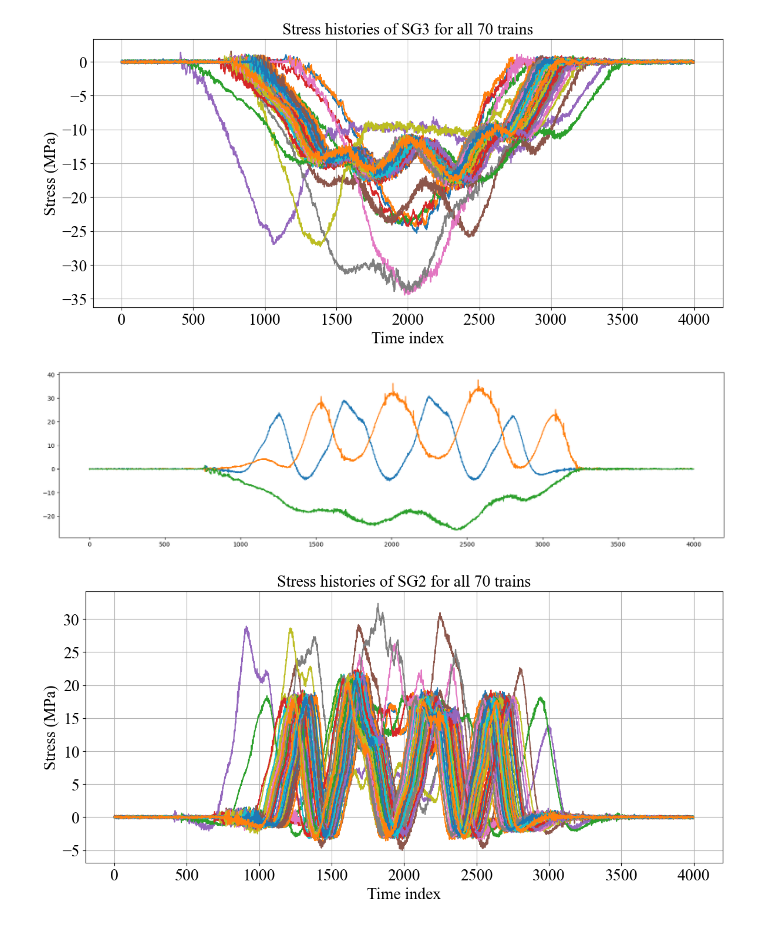
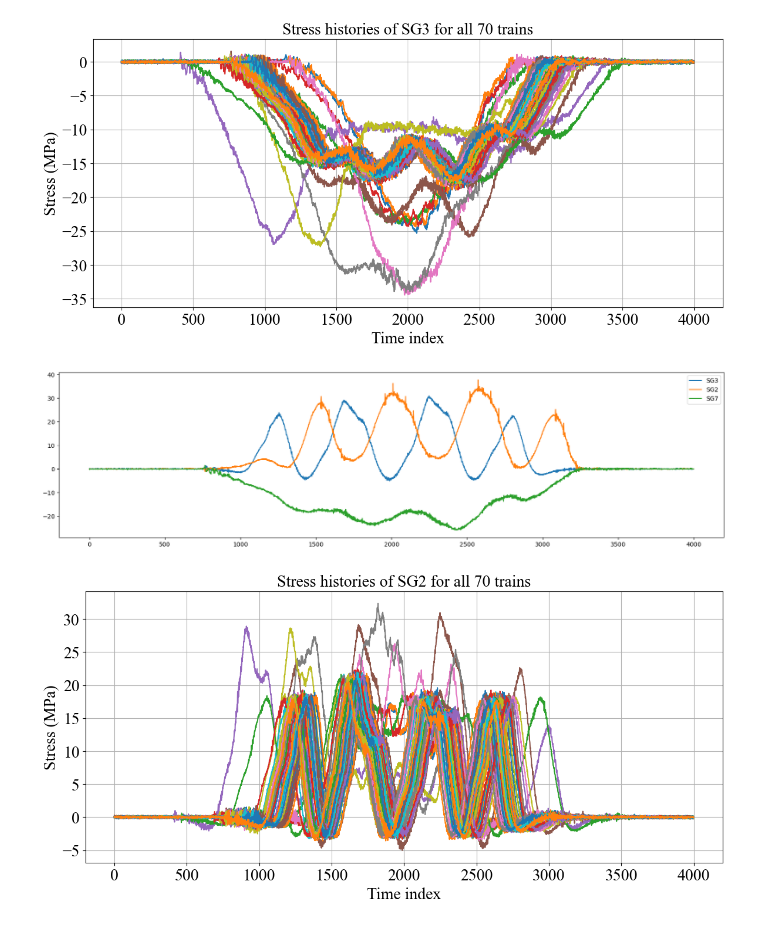
Before and after one commit to Kevinsvip888/Vib2strssNet, a Jupyter notebook: notebooks/02_German_brdige.ipynb, the cells around one changed output. Cells and saved outputs as stored; diff of their text form; code cells hidden in the pictures.

```diff
--- a/notebooks/02_German_brdige.ipynb
+++ b/notebooks/02_German_brdige.ipynb
@@ -462,0 +405,5 @@ Index([   0,    1,    2,    3,    4,    5,    6,    7,    8,    9,
+# %%
+folder_path = "../Data/Vänersborg Bridge"
+# Get a list of all CSV files
+file_list = [f for f in os.listdir(folder_path) if f.endswith('.csv')]
+print(f"{len(file_list)} CSV files found.")
@@ -524,19 +421,0 @@ ind = [1813,1845,1856,1876,2179,2410,3079,3112,3232,
-# %%
-
-data_dict = {}
-for i in range(len(ind)):
-    data_dict[i] = data[start_ind.iloc[ind[i]][0]:end_ind.iloc[ind[i]][0]+1]
-    #chech if the length of the data is 3000
-    # if the length is longer than 3000, then delete the first n data points and the last n data points to make sure the length is 6000
-
-    if len(data_dict[i]) > 4000:
-        n = len(data_dict[i]) - 4000
-        data_dict[i] = data_dict[i].iloc[n//2:-n//2]*0.21
-    else:
-        data_dict[i] = data_dict[i]*0.21
-
-    # Reset the index
-    data_dict[i] = data_dict[i].reset_index(drop=True)
-    #use the average of first 500 and last 500 data points as the offset
-    offset = (data_dict[i].iloc[:200].mean() + data_dict[i].iloc[-200:].mean())/2
-    data_dict[i] = data_dict[i] - offset
@@ -632,17 +441,15 @@ plt.show()
 [figure]
 # %%
 plt.figure(figsize=(20, 5))
-plt.plot(data_dict[5]['SG3'], label=f'Index {ind[5]}')
-plt.plot(data_dict[5]['SG2'], label=f'Index {ind[5]}')
-plt.plot(data_dict[5]['SG7'], label=f'Index {ind[5]}')
+plt.plot(data_dict[5]['SG3'],  label = 'SG3')
+plt.plot(data_dict[5]['SG2'],  label = 'SG2')
+plt.plot(data_dict[5]['SG7'],  label = 'SG7')
 # save the plot wiht svg
-plt.savefig('SG3_SG2_SG7.svg', dpi=1000)
-
+#plt.savefig('SG3_SG2_SG7.svg', dpi=1000)
+plt.legend()
 plt.show()
-
-#plt.legend()
 # %% [output]
-[figure, old version]
+[figure, new version]
 # %%
 # plot all sg3 signal in one figure
 plt.figure(figsize=(14, 6))
```
Also changed, not shown: parts of 47 cells of this notebook, 5 other files.
